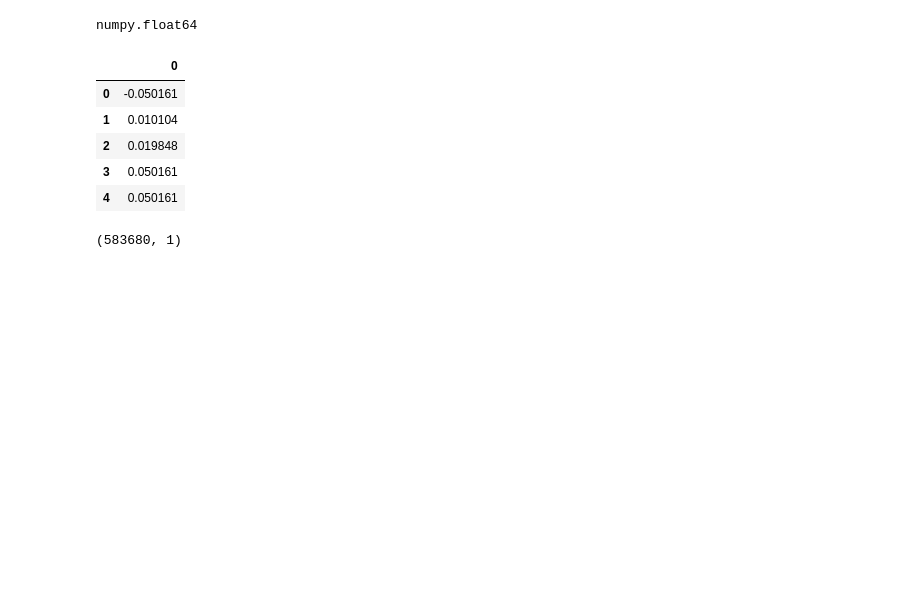
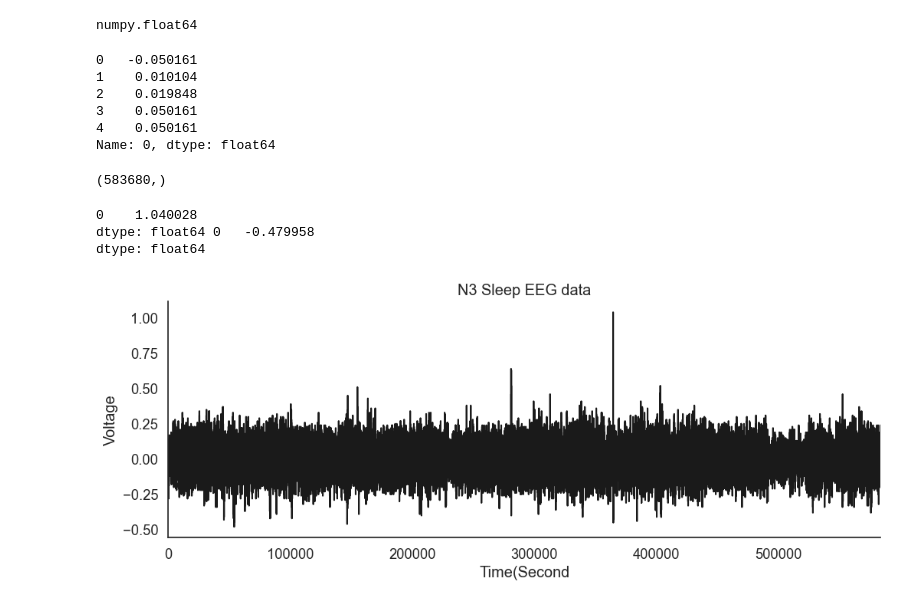
Before and after one commit to Adizarekar/Projects, a Jupyter notebook: EEG_Masters_1/Data_Rat1-ECoG/ChannelsData_W_mat/BOr_W.ipynb, the cells around one changed output. Saved outputs shown, nothing was run; the diff lists cells and outputs as text; code cells hidden in the pictures; blank space fills up the shorter version.

```diff
--- a/EEG_Masters_1/Data_Rat1-ECoG/ChannelsData_W_mat/BOr_W.ipynb
+++ b/EEG_Masters_1/Data_Rat1-ECoG/ChannelsData_W_mat/BOr_W.ipynb
@@ -32,15 +34,34 @@ numpy.float64
 # %%
 df_BOr_W = pd.DataFrame(BOr_W['AW'])
 # %%
-df_BOr_W.head()
+df_BOr_W[0].head()
 # %% [output]
-|  | 0 |
-| 0 | -0.050161 |
-| 1 | 0.010104 |
-| 2 | 0.019848 |
-| 3 | 0.050161 |
-| 4 | 0.050161 |
+0   -0.050161
+1    0.010104
+2    0.019848
+3    0.050161
+4    0.050161
+Name: 0, dtype: float64
 # %%
-df_BOr_W.shape
+df_BOr_W[0].shape
 # %% [output]
-(583680, 1)
+(583680,)
+# %%
+print(df_BOr_W.max(), df_BOr_W.min())
+# %% [output]
+0    1.040028
+dtype: float64 0   -0.479958
+dtype: float64
+# %%
+sf = 1024
+time = np.arange(df_BOr_W.size)
+
+fig,ax = plt.subplots(1,1,figsize = (12,4))
+plt.plot(time, df_BOr_W[0], lw=1.5, color='k')
+plt.xlabel('Time(Second')
+plt.ylabel('Voltage')
+plt.xlim([time.min(), time.max()])
+plt.title('N3 Sleep EEG data')
+sns.despine()
+# %% [output]
+[figure, added]
```
Also changed, not shown: parts of 10 cells of this notebook, 1 other file.
